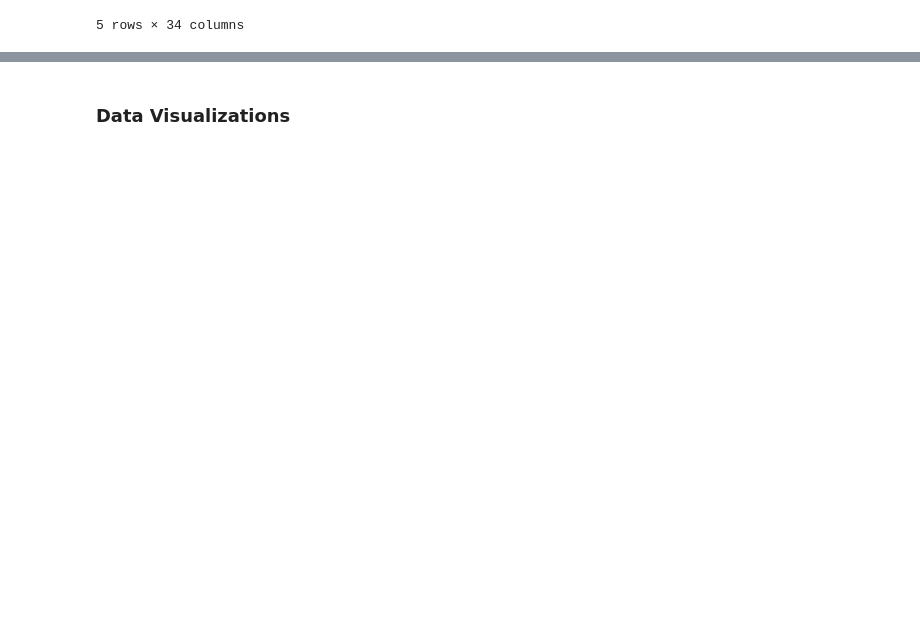
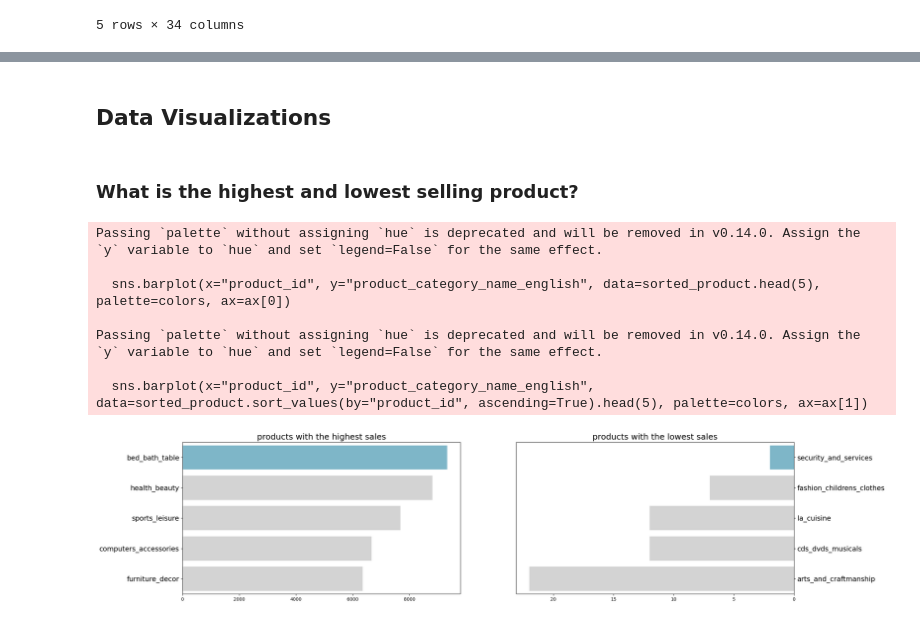
Before and after one commit to magistraapta/e-commerce-public-data-analysis, a Jupyter notebook: notebook.ipynb, the cells around one changed output, grey strips where cells are left out. Drawn from its saved outputs; the diff is of its cells as text; code cells hidden in the pictures; blank space fills up the shorter version.

Commit message:
add visualizations

```diff
--- a/notebook.ipynb
+++ b/notebook.ipynb
@@ -765 +765,6 @@ all_df.groupby(by='product_category_name_english').agg({
 71 rows × 3 columns
+# %%
+product_count = all_df.groupby('product_category_name_english').product_id.count().reset_index()
+sorted_product = product_count.sort_values(by='product_id', ascending=False)
+
+sorted_product
@@ -766,2 +785,33 @@ all_df.groupby(by='product_category_name_english').agg({
 # %% [markdown]
-### **Data Visualizations**
+## **Data Visualizations**
+# %% [markdown]
+### What is the highest and lowest selling product?
+# %%
+fig, ax = plt.subplots(nrows=1, ncols=2, figsize=(24, 6))
+
+colors = ["#72BCD4", "#D3D3D3", "#D3D3D3", "#D3D3D3", "#D3D3D3"]
+
+sns.barplot(x="product_id", y="product_category_name_english", data=sorted_product.head(5), palette=colors, ax=ax[0])
+ax[0].set_ylabel(None)
+ax[0].set_xlabel(None)
+ax[0].set_title("products with the highest sales", loc="center", fontsize=18)
+ax[0].tick_params(axis ='y', labelsize=15)
+
+sns.barplot(x="product_id", y="product_category_name_english", data=sorted_product.sort_values(by="product_id", ascending=True).head(5), palette=colors, ax=ax[1])
+ax[1].set_ylabel(None)
+ax[1].set_xlabel(None)
+ax[1].invert_xaxis()
+ax[1].yaxis.set_label_position("right")
+ax[1].yaxis.tick_right()
+ax[1].set_title("products with the lowest sales", loc="center", fontsize=18)
+ax[1].tick_params(axis='y', labelsize=15)
+plt.show()
+# %% [output]
+Passing `palette` without assigning `hue` is deprecated and will be removed in v0.14.0. Assign the `y` variable to `hue` and set `legend=False` for the same effect.
+
+  sns.barplot(x="product_id", y="product_category_name_english", data=sorted_product.head(5), palette=colors, ax=ax[0])
+
+Passing `palette` without assigning `hue` is deprecated and will be removed in v0.14.0. Assign the `y` variable to `hue` and set `legend=False` for the same effect.
+
+  sns.barplot(x="product_id", y="product_category_name_english", data=sorted_product.sort_values(by="product_id", ascending=True).head(5), palette=colors, ax=ax[1])
+[figure, added]
```
Also changed, not shown: parts of 10 cells of this notebook, 1 other file.
